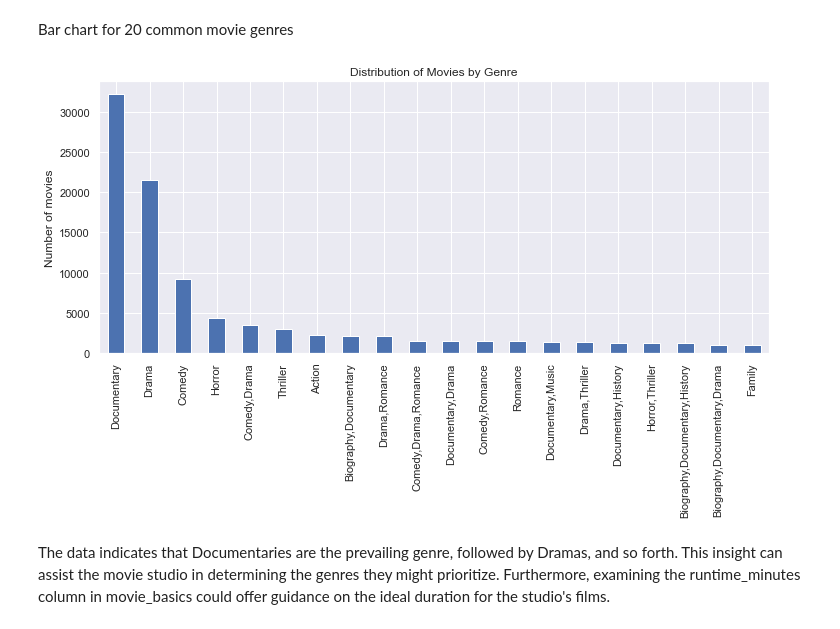
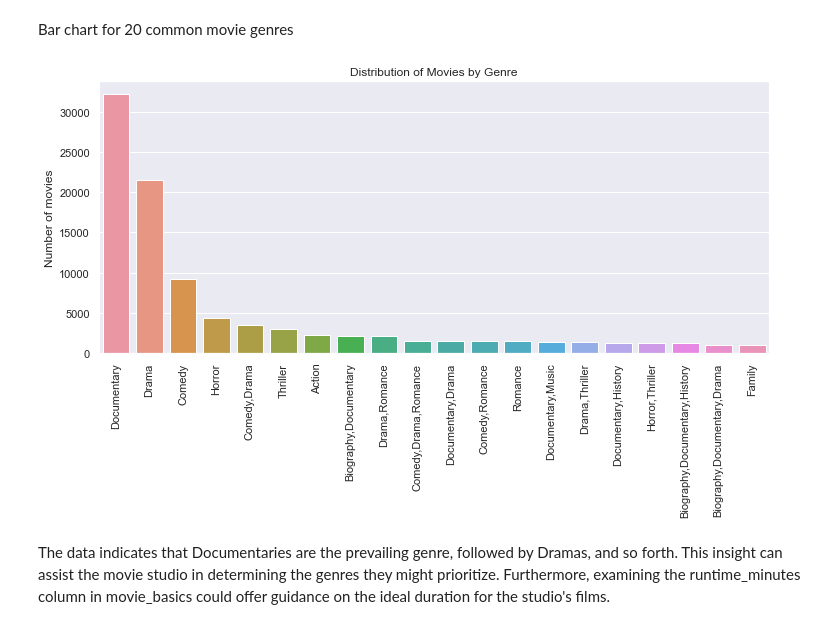
Before and after one commit to CzarProCoder/microsoft-movie-project-analysis, a Jupyter notebook: student.ipynb, the cells around one changed output. Saved outputs shown, nothing was run; the diff lists cells and outputs as text; code cells hidden in the pictures.

```diff
--- a/student.ipynb
+++ b/student.ipynb
@@ -429,14 +429,21 @@ The data analysis process is vital as it unveils hidden patterns and insights wi
 # %% [markdown]
 Bar chart for 20 common movie genres
 # %%
-ax = basic['genres'].value_counts()[:20].plot(figsize = (12,5), kind= 'bar')
-ax.set_xticklabels(ax.get_xticklabels(), rotation=90)
-# set the y-axis label
+# Count the occurrences of each genre
+genre_counts = basic['genres'].value_counts()[:20]
+
+# Create the plot using Seaborn
+plt.figure(figsize=(12, 5))
+ax = sns.barplot(x=genre_counts.index, y=genre_counts.values)
+plt.xticks(rotation=90)
+
+# Set labels and title
 ax.set_ylabel("Number of movies")
-# set the title
-ax.set_title("Distribution of Movies by Genre");
+ax.set_title("Distribution of Movies by Genre")
+
+plt.show()
 # %% [output]
-[figure, old version]
+[figure, new version]
 # %% [markdown]
 The data indicates that Documentaries are the prevailing genre, followed by Dramas, and so forth. This insight can assist the movie studio in determining the genres they might prioritize. Furthermore, examining the runtime_minutes column in movie_basics could offer guidance on the ideal duration for the studio's films.
 # %% [markdown]
```
Also changed, not shown: parts of 4 cells of this notebook.
